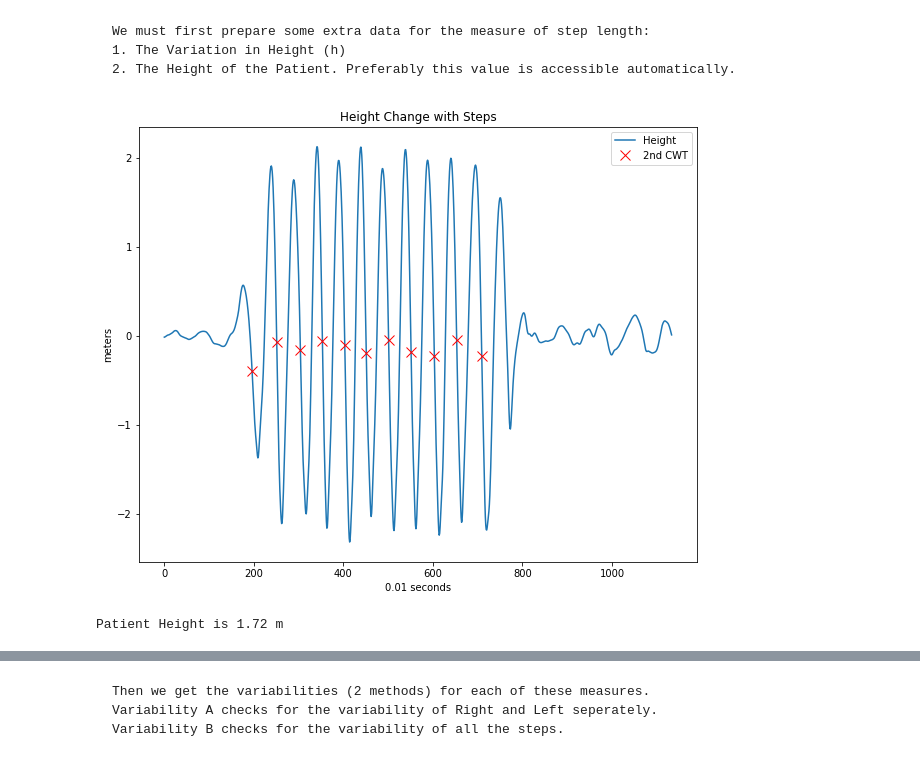
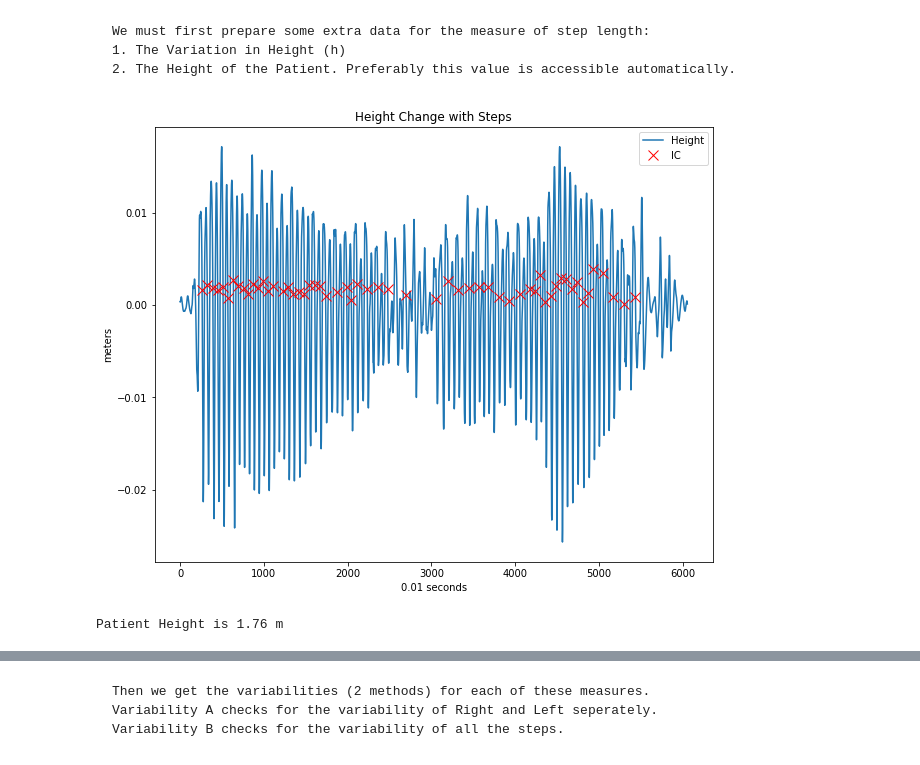
Before and after one commit to branku7/Gait-Metrics-Extraction, a Jupyter notebook: lasige-walk-metrics-extraction.ipynb, the cells around one changed output, grey strips where cells are left out. Saved outputs shown, nothing was run; the diff lists cells and outputs as text; code cells hidden in the pictures.

```diff
--- a/lasige-walk-metrics-extraction.ipynb
+++ b/lasige-walk-metrics-extraction.ipynb
@@ -46,7 +56,6 @@ minimum = 1000 # 10 segundos
 # %%
 ranges_ww = runWalkingBoutDetection(
                 data_wb,
-                mean_threshold,
                 ssd_threshold,
                 window,
                 minimum,
@@ -99,7 +109,9 @@ walk = 1
+# %%
+walk = 0  # DIOGO: É preciso ajustar aqui o walk segment do walking bout
 # %%
 segment = ranges_ww[walk]
 # %%
-data_w = data[segment[0]:segment[1]]
+data_w = data[segment[0]:segment[1]+window]
 # %% [markdown]
     Since the accelerometer was tilted in the trunk of a person. The values need to be corrected. This can be achieved through calculus contained in the H_V_orth_sys function.
 # %%
@@ -145,6 +157,6 @@ plt.plot(range(len(Vz)), Vz)
 # %% [markdown]
     To help with the IC and FC detection we will detect the best frequency detected in the z-axis velocity
 # %%
-index = identify_frequency(Vz)
+index = identify_scale(Vz, plot_this = True)
 print(f"Scale to be used = {index}")
 # %% [output]
@@ -209,16 +223,20 @@ from scripts.metrics_table import *
 # %%
 h = integrate_Hz(Vz)
 h = butter_bandpass_filter(h, 1, fs, btype='high') # Need to validate this
 
-legend = ['Height','2nd CWT','Vz','IC','FC']
+legend = ['Height','IC']
 title = 'Height Change with Steps'
-IC_values = [new_IC,normalize(h)[new_IC]]
+IC_values = [new_IC,h[new_IC]]
 
 visualize_signal(legend, title, h, ylabel = 'meters', IC = IC_values)
 # %% [output]
-[figure, old version]
+[figure, new version]
 # %%
-patient_height = patientInfo['height'] / 100
+patient_height = float(patientInfo['height'])
+
+if patient_height > 100:
+    patient_height = patient_height / 100
+
 print(f"Patient Height is {patient_height} m")
 # %% [output]
-Patient Height is 1.72 m
+Patient Height is 1.76 m
```
Also changed, not shown: parts of 18 cells of this notebook, 2 other files.
